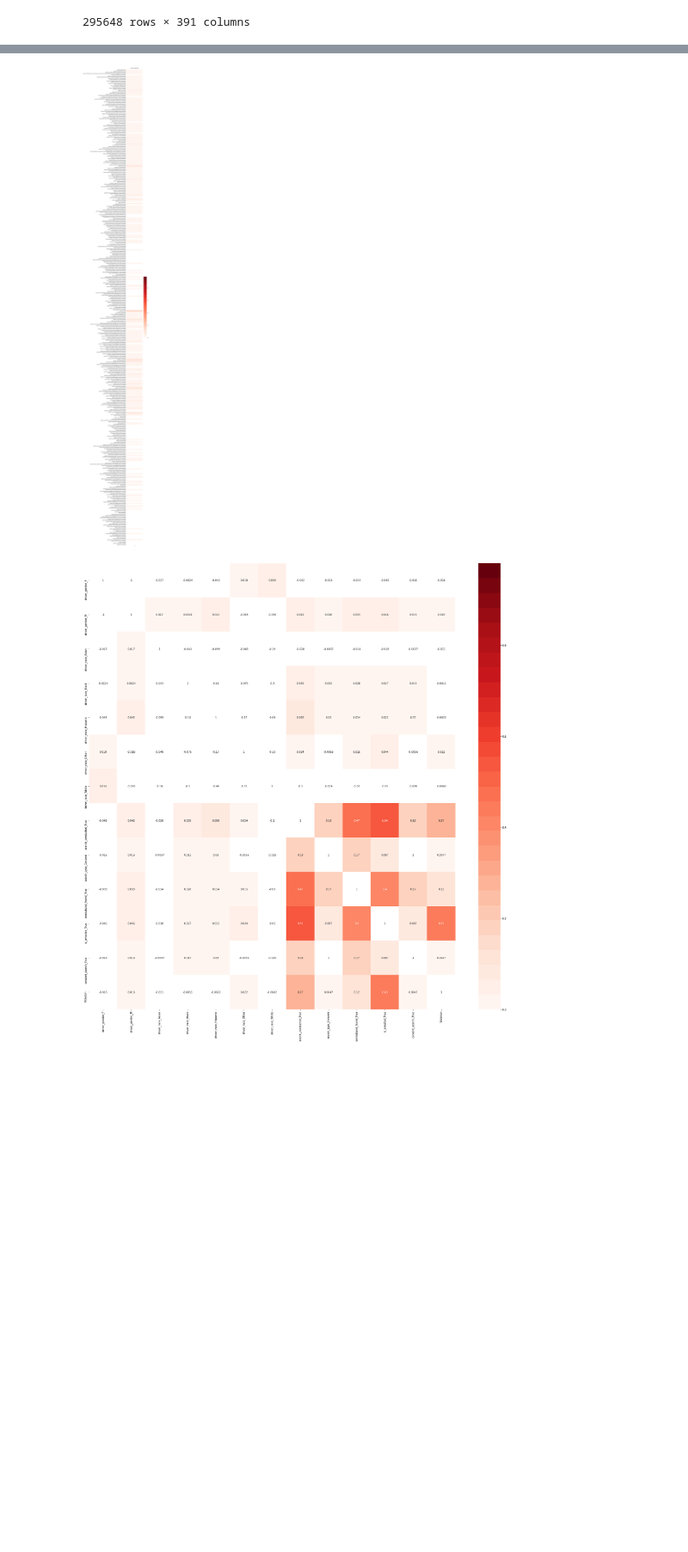
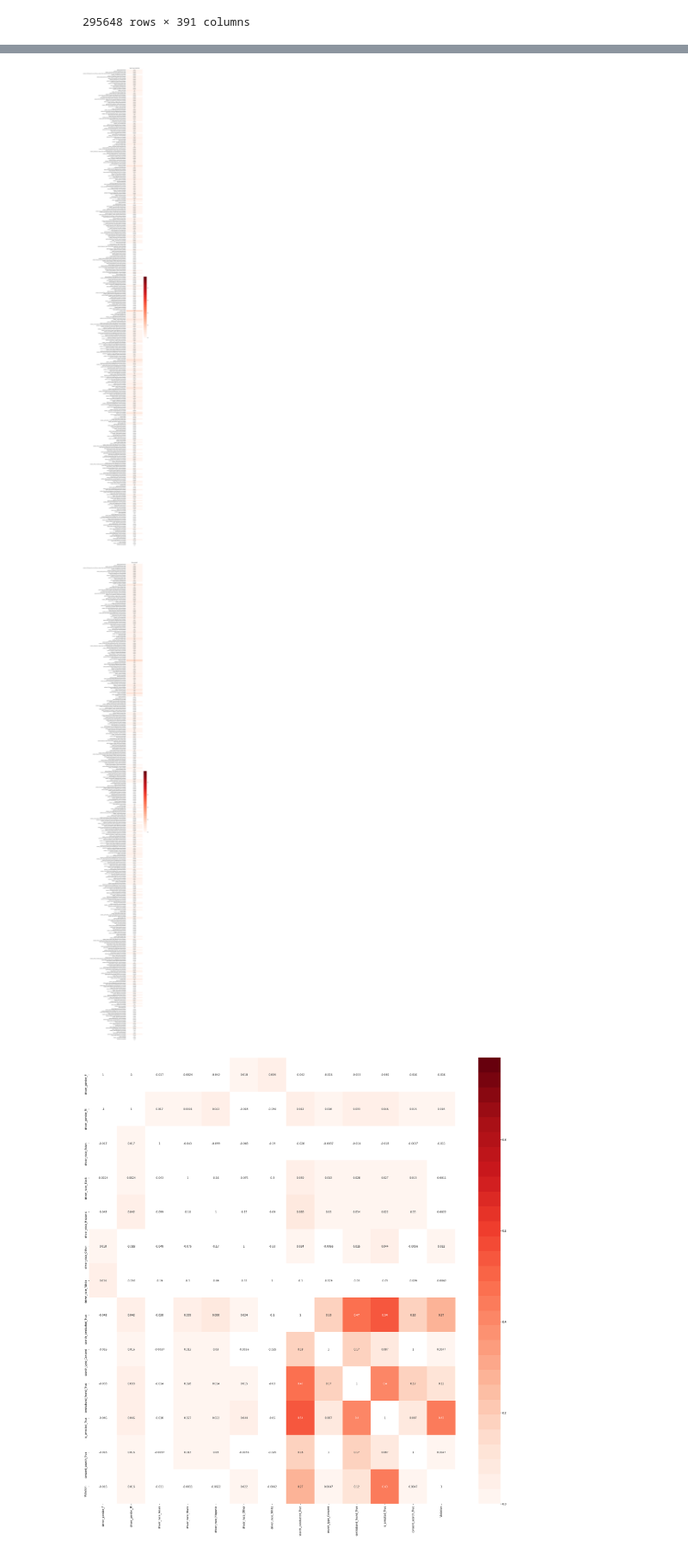
Before and after one commit to MasterWolff/BDA-Project, a Jupyter notebook: BDA code.ipynb, the cells around one changed output, grey strips where cells are left out. Shown at 86% size. Drawn from its saved outputs; the diff is of its cells as text; code cells hidden in the pictures; blank space fills up the shorter version.

```diff
--- a/BDA code.ipynb
+++ b/BDA code.ipynb
@@ -287,20 +287,3 @@ All_Violations
 | 2228756 | 0 | 0 | 0 | 0 | ... |
 | 2229915 | 0 | 0 | 0 | 0 | ... |
 295648 rows × 391 columns
-# %%
-
-def violation_code(column):
-
-    #Set search to the column called "search_conducted_True"
-    set_column = Xd[column]
-
-    #look at the correlation between the above column and the "all_violations" dataframe.
-    correlation_columns = All_Violations.corrwith(set_column)
-
-    #As this only has 1 value, i have to convert it from a series to a dataframe
-    correlation_columns = correlation_columns.to_frame()
-    return correlation_columns
-
-
-violation_code("search_conducted_True")
-violation_code("is_arrested_True")
@@ -320,0 +290,13 @@ violation_code("is_arrested_True")
+# %%
+
+def violation_code(column):
+
+    #Looks at the correlation between the values in "All_Violations" and the column from Xd specified in the function argument.
+    #Converts it in the end to a dataframe, as it will only have 1 value and therefore be a series. Dataframe is needed for later visualization.
+    correlation_columns = All_Violations.corrwith(Xd[column]).to_frame()
+
+    return correlation_columns
+
+
+violation_code("search_conducted_True")
+violation_code("is_arrested_True")
@@ -321,18 +317,19 @@ violation_code("is_arrested_True")
 # %%
 import seaborn as sns
 
 def heatmap(data,title):
     plt.figure(figsize=(5, 120))
     cmap = plt.get_cmap('Reds',30)
     cmap.set_under('white')
     cmap.set_over('white')
-    heatmap_sea = sns.heatmap(data, vmin=0, vmax=0.98, annot=False, cmap=cmap)
+    heatmap_sea = sns.heatmap(data, vmin=0, vmax=0.98, annot=True, cmap=cmap)
     heatmap_sea.set_title(title, fontdict={'fontsize':12}, pad=12);
 
 heatmap(violation_code("search_conducted_True"),"Search was conducted")
 heatmap(violation_code("is_arrested_True"),"Was arrested")
 # %% [output]
-[figure, old version]
+[figure, new version]
+[figure, added]
 # %%
 import seaborn as sns
 plt.figure(figsize=(32, 32))
```
Also changed, not shown: parts of 2 cells of this notebook.
